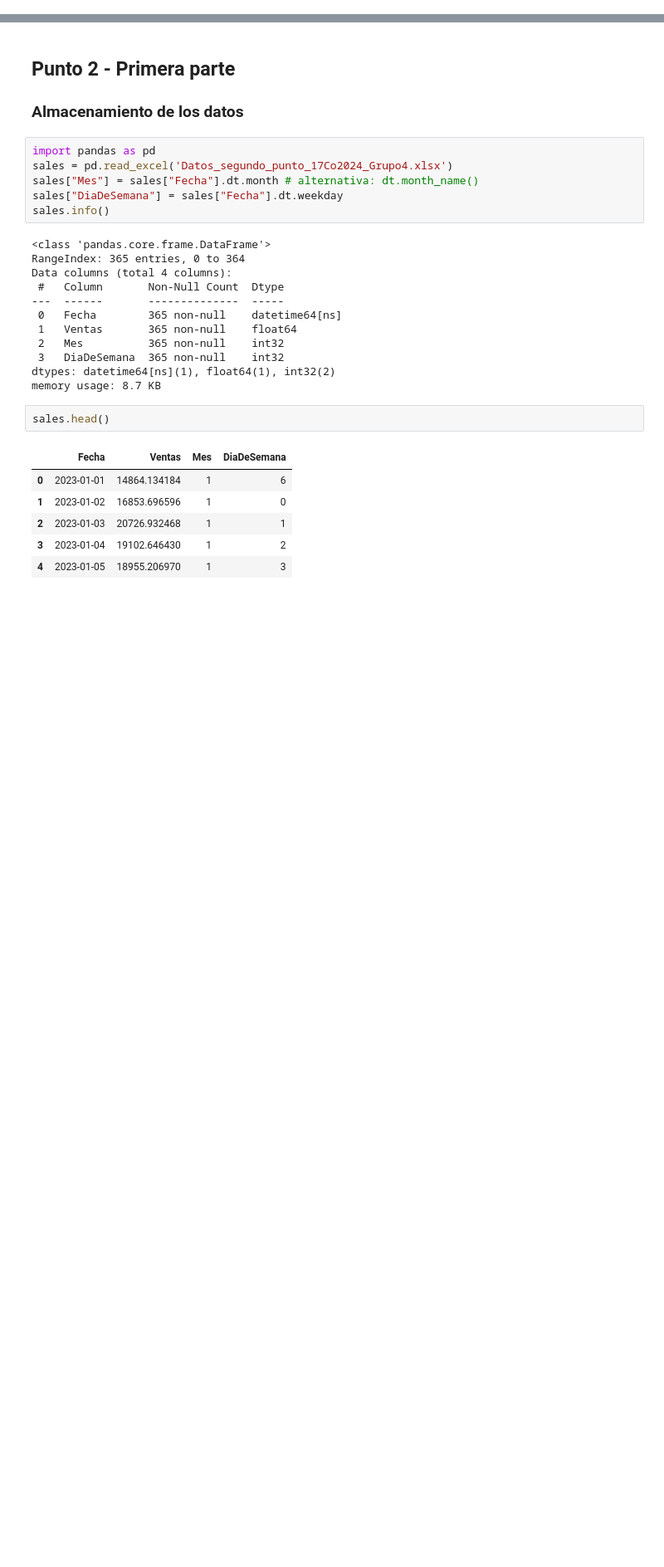
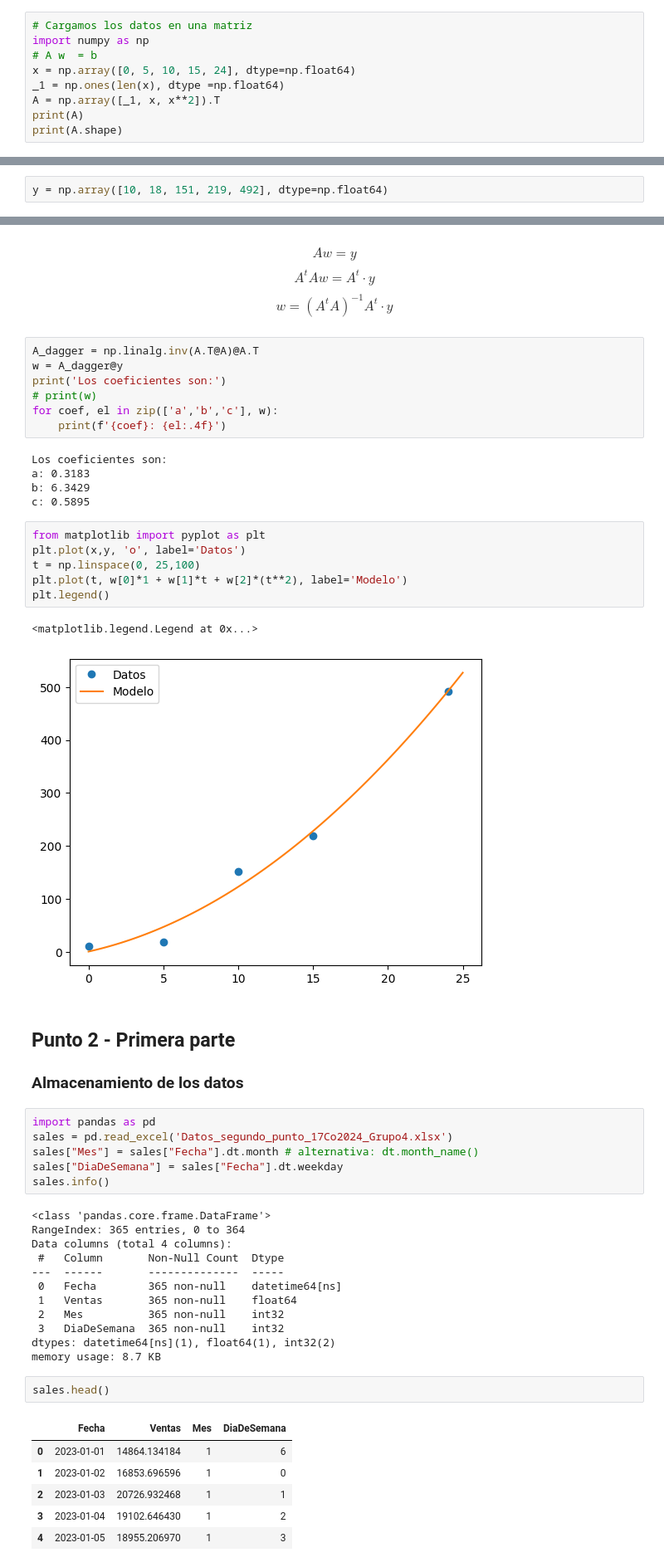
Before and after one commit to gx-ceia-tps/tp2-peia, a Jupyter notebook: tp2-peia-project/tp2-peia-p2.ipynb, the cells around one changed output, grey strips where cells are left out. Shown at 83% size. Cells and saved outputs as stored; diff of their text form; blank space fills up the shorter version.

```diff
--- a/tp2-peia-project/tp2-peia-p2.ipynb
+++ b/tp2-peia-project/tp2-peia-p2.ipynb
@@ -0,0 +9,9 @@
+# %%
+# Cargamos los datos en una matriz
+import numpy as np
+# A w  = b
+x = np.array([0, 5, 10, 15, 24], dtype=np.float64)
+_1 = np.ones(len(x), dtype =np.float64)
+A = np.array([_1, x, x**2]).T
+print(A)
+print(A.shape)
@@ -0,0 +25,2 @@
+# %%
+y = np.array([10, 18, 151, 219, 492], dtype=np.float64)
@@ -1,3 +30,34 @@
+# %% [markdown]
+$$
+A w = y
+$$
+$$
+A^{t}A w = A^{t} \cdot y
+$$
+$$
+w = (A^{t}A)^{-1} A^{t} \cdot y
+$$
+# %%
+A_dagger = np.linalg.inv(A.T@A)@A.T
+w = A_dagger@y
+print('Los coeficientes son:')
+# print(w)
+for coef, el in zip(['a','b','c'], w):
+    print(f'{coef}: {el:.4f}')
+# %% [output]
+Los coeficientes son:
+a: 0.3183
+b: 6.3429
+c: 0.5895
+# %%
+from matplotlib import pyplot as plt
+plt.plot(x,y, 'o', label='Datos')
+t = np.linspace(0, 25,100)
+plt.plot(t, w[0]*1 + w[1]*t + w[2]*(t**2), label='Modelo')
+plt.legend()
+# %% [output]
+<matplotlib.legend.Legend at 0x...>
+[figure, added]
 # %% [markdown]
 ## Punto 2 - Primera parte
 ### Almacenamiento de los datos
```
Also changed, not shown: parts of 9 cells of this notebook.
